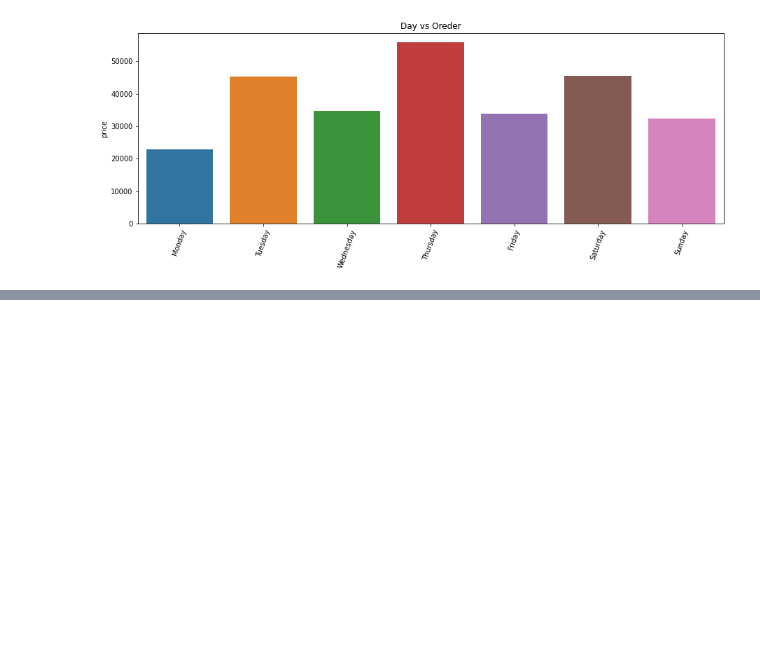
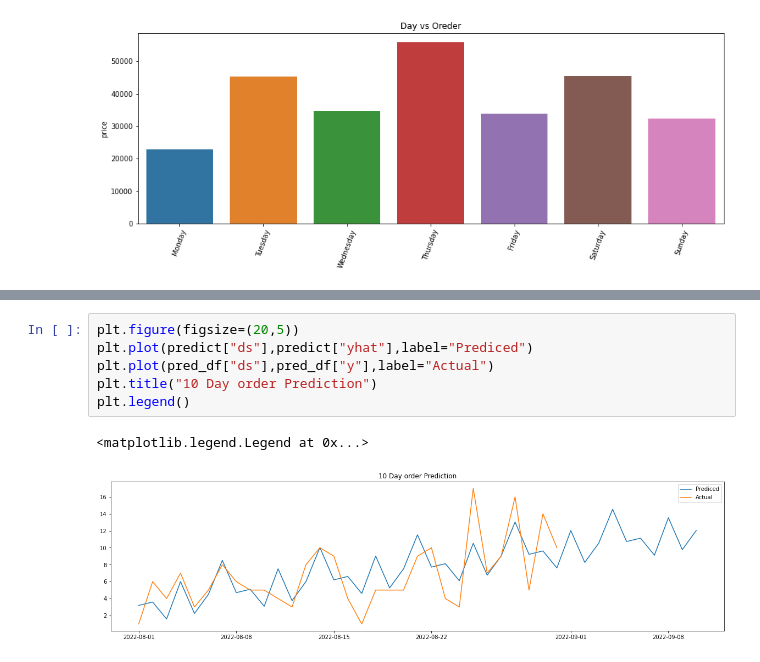
Before and after one commit to sahilr005/ml, a Jupyter notebook: messho-ordes-eda.ipynb, the cells around one changed output, grey strips where cells are left out. Cells and saved outputs as stored; diff of their text form; blank space fills up the shorter version.

```diff
--- a/messho-ordes-eda.ipynb
+++ b/messho-ordes-eda.ipynb
@@ -182,0 +266,9 @@ plt.show()
+# %%
+plt.figure(figsize=(20,5))
+plt.plot(predict["ds"],predict["yhat"],label="Prediced")
+plt.plot(pred_df["ds"],pred_df["y"],label="Actual")
+plt.title("10 Day order Prediction")
+plt.legend()
+# %% [output]
+<matplotlib.legend.Legend at 0x...>
+[figure, added]
```
Also changed, not shown: parts of 10 cells of this notebook.
